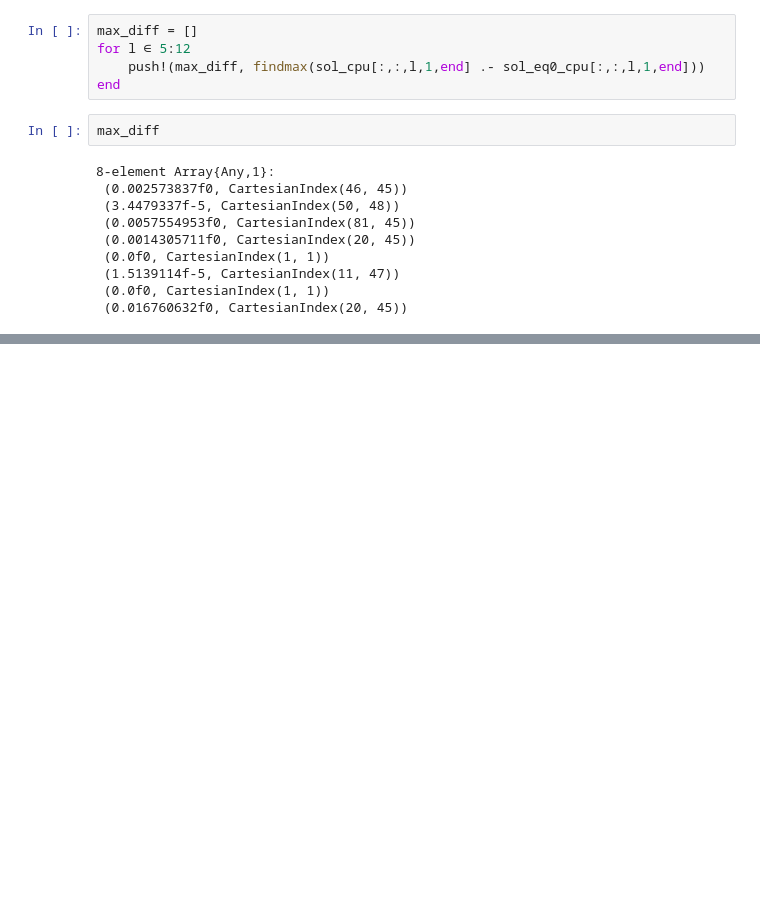
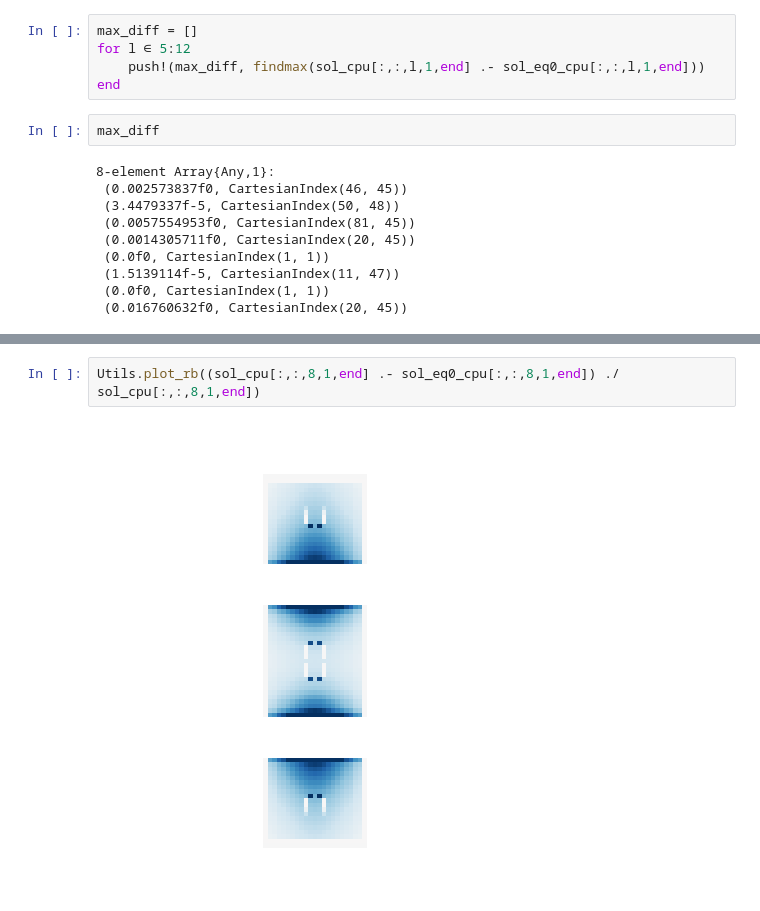
Before and after one commit to nialltc/MEngProject.jl, a Jupyter notebook: notebooks/eqAtEquil_dev_08_19.ipynb, the cells around one changed output, grey strips where cells are left out. Saved outputs shown, nothing was run; the diff lists cells and outputs as text; blank space fills up the shorter version.

```diff
--- a/notebooks/eqAtEquil_dev_08_19.ipynb
+++ b/notebooks/eqAtEquil_dev_08_19.ipynb
@@ -234,0 +251,4 @@ max_diff
+# %%
+Utils.plot_rb((sol_cpu[:,:,8,1,end] .- sol_eq0_cpu[:,:,8,1,end]) ./ sol_cpu[:,:,8,1,end])
+# %% [output]
+[figure, added]
```
Also changed, not shown: parts of 18 cells of this notebook, 5 other files.
